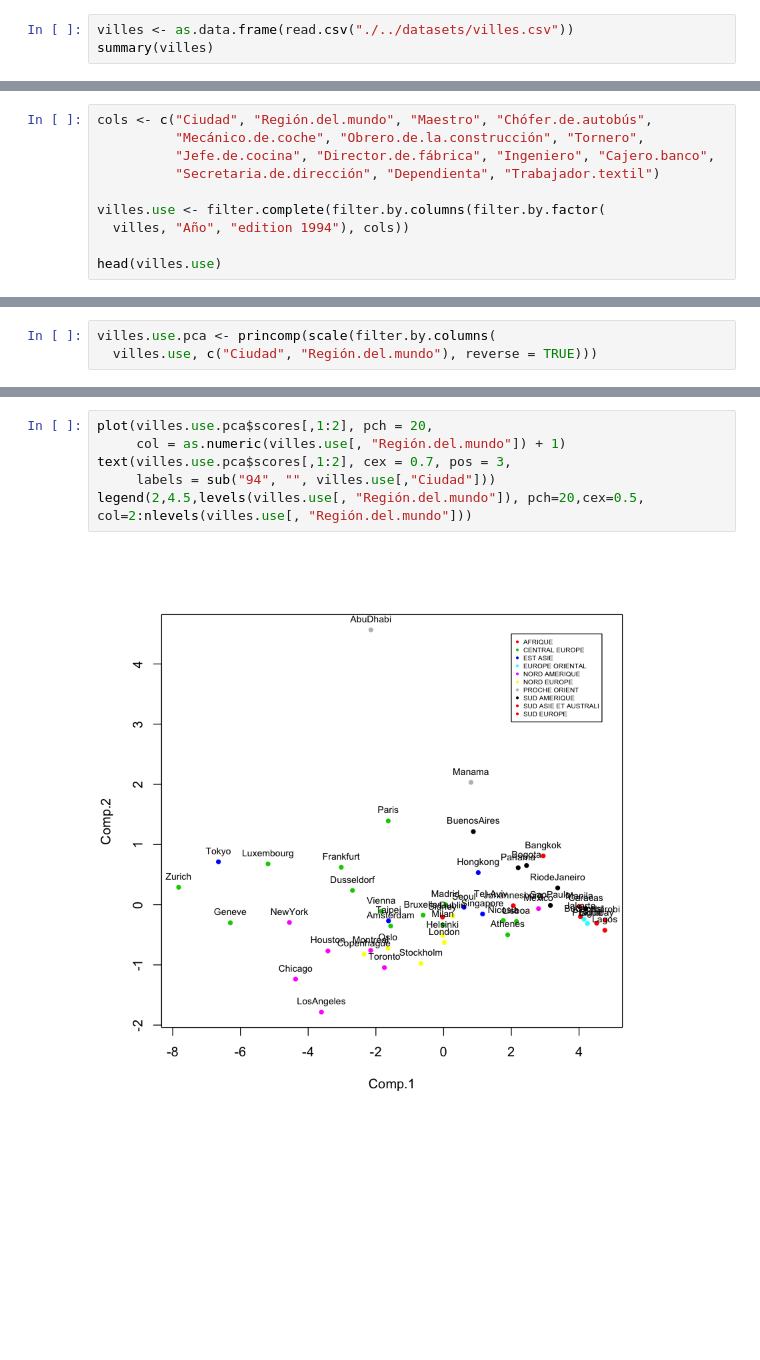
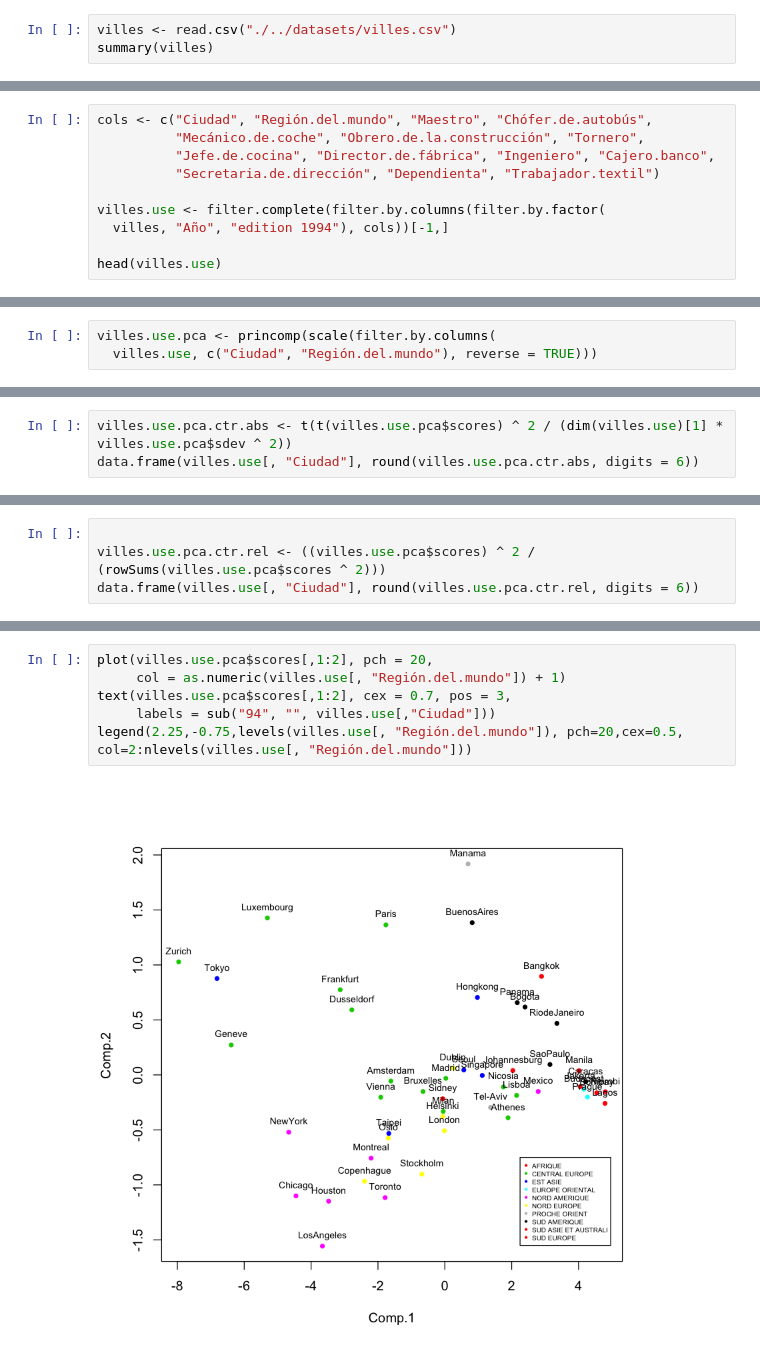
Before and after one commit to garciparedes/r-examples, a Jupyter notebook: notebooks/villes-analysis.ipynb, the cells around one changed output, grey strips where cells are left out. Saved outputs shown, nothing was run; the diff lists cells and outputs as text; blank space fills up the shorter version.

```diff
--- a/notebooks/villes-analysis.ipynb
+++ b/notebooks/villes-analysis.ipynb
@@ -41,7 +41,7 @@ filter.complete <- function(data) {
   data[complete.cases(data),]
 }
 # %%
-villes <- as.data.frame(read.csv("./../datasets/villes.csv"))
+villes <- read.csv("./../datasets/villes.csv")
 summary(villes)
 # %% [output]
          Ciudad              Año                 Región.del.mundo
@@ -78,7 +78,7 @@ cols <- c("Ciudad", "Región.del.mundo", "Maestro", "Chófer.de.autobús",
           "Secretaria.de.dirección", "Dependienta", "Trabajador.textil")
 
 villes.use <- filter.complete(filter.by.columns(filter.by.factor(
-  villes, "Año", "edition 1994"), cols))
+  villes, "Año", "edition 1994"), cols))[-1,]
 
 head(villes.use)
 # %% [output]
@@ -112,0 +148,3 @@ Standard deviations:
+# %%
+villes.use.pca.ctr.abs <- t(t(villes.use.pca$scores) ^ 2 / (dim(villes.use)[1] * villes.use.pca$sdev ^ 2))
+data.frame(villes.use[, "Ciudad"], round(villes.use.pca.ctr.abs, digits = 6))
@@ -112,0 +171,4 @@ Standard deviations:
+# %%
+
+villes.use.pca.ctr.rel <- ((villes.use.pca$scores) ^ 2 / (rowSums(villes.use.pca$scores ^ 2)))
+data.frame(villes.use[, "Ciudad"], round(villes.use.pca.ctr.rel, digits = 6))
@@ -117,8 +197,8 @@ plot(villes.use.pca)
 # %%
 plot(villes.use.pca$scores[,1:2], pch = 20,
      col = as.numeric(villes.use[, "Región.del.mundo"]) + 1)
 text(villes.use.pca$scores[,1:2], cex = 0.7, pos = 3,
      labels = sub("94", "", villes.use[,"Ciudad"]))
-legend(2,4.5,levels(villes.use[, "Región.del.mundo"]), pch=20,cex=0.5, col=2:nlevels(villes.use[, "Región.del.mundo"]))
+legend(2.25,-0.75,levels(villes.use[, "Región.del.mundo"]), pch=20,cex=0.5, col=2:nlevels(villes.use[, "Región.del.mundo"]))
 # %% [output]
-[figure, old version]
+[figure, new version]
```
Also changed, not shown: parts of 13 cells of this notebook.
